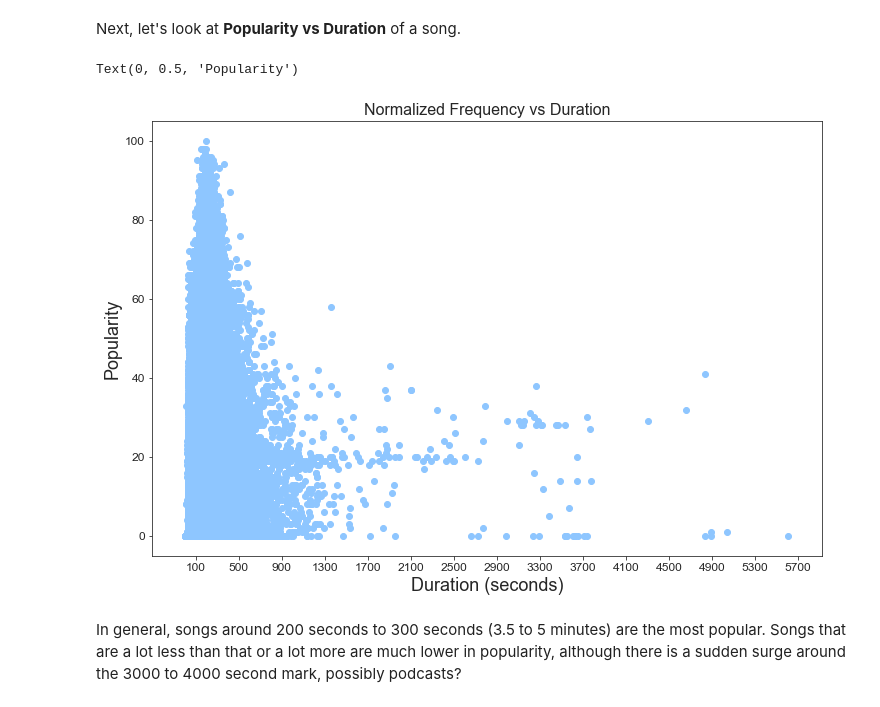
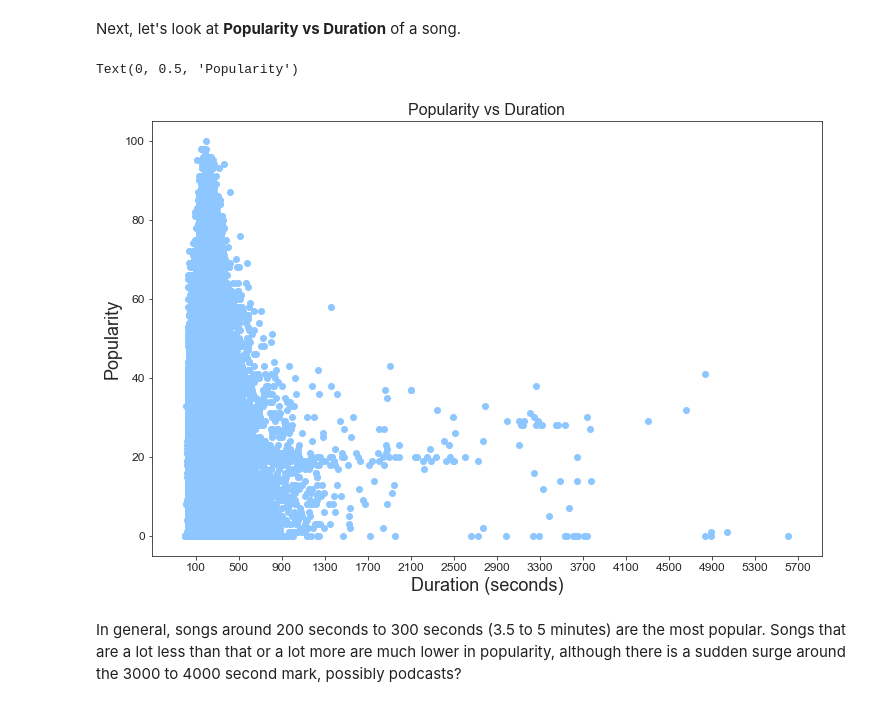
Before and after one commit to RQuery/Spotify-Song-Popularity-Prediction, a Jupyter notebook: Spotify Song Popularity Prediction.ipynb, the cells around one changed output. Saved outputs shown, nothing was run; the diff lists cells and outputs as text; code cells hidden in the pictures.

Commit message:
Edited Duration Title Mistake

```diff
--- a/Spotify Song Popularity Prediction.ipynb
+++ b/Spotify Song Popularity Prediction.ipynb
@@ -228,18 +228,18 @@ Next, let's look at **Popularity vs Duration** of a song.
 # %%
 color_palette = sns.color_palette(color_list)
 sns.set_palette(color_palette)
 sns.set_style('ticks')
 fig2 = plt.figure(figsize = (12, 8))
 plt.xticks(np.arange(100, 6000, 400))
 
-plt.title("Normalized Frequency vs Duration", fontsize=16)
+plt.title("Popularity vs Duration", fontsize=16)
 plt.tick_params(axis='both', which='major', labelsize=12)
 plt.scatter(data['duration_seconds'],data['popularity'])
 plt.xlabel('Duration (seconds)', fontsize=18)
 plt.ylabel('Popularity', fontsize=18)
 # %% [output]
 Text(0, 0.5, 'Popularity')
-[figure, old version]
+[figure, new version]
 # %% [markdown]
 In general, songs around 200 seconds to 300 seconds (3.5 to 5 minutes) are the most popular. Songs that are a lot less than that or a lot more are much lower in popularity, although there is a sudden surge around the 3000 to 4000 second mark, possibly podcasts?
 # %% [markdown]
```
